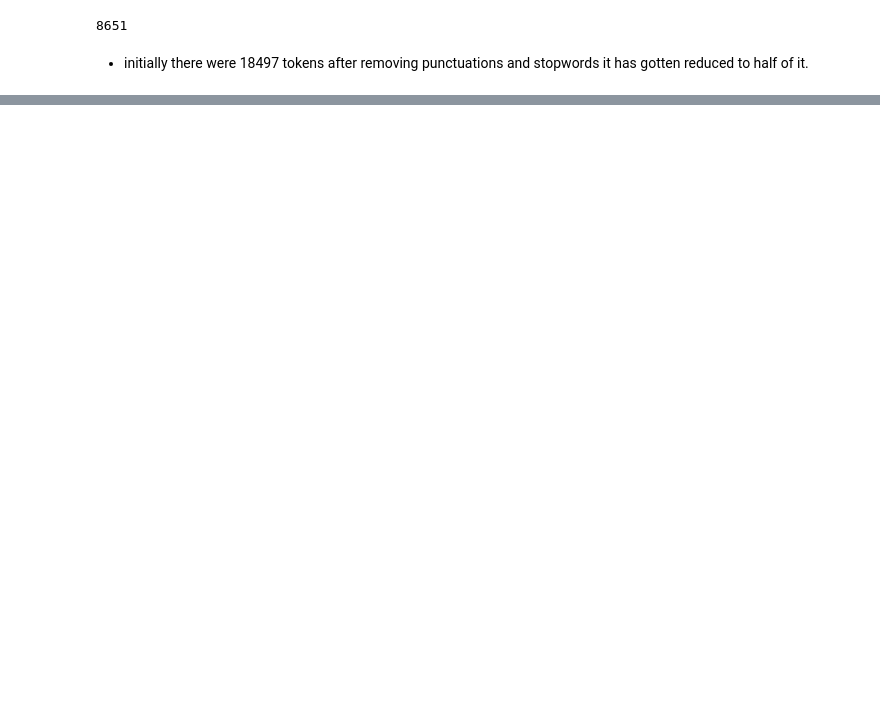
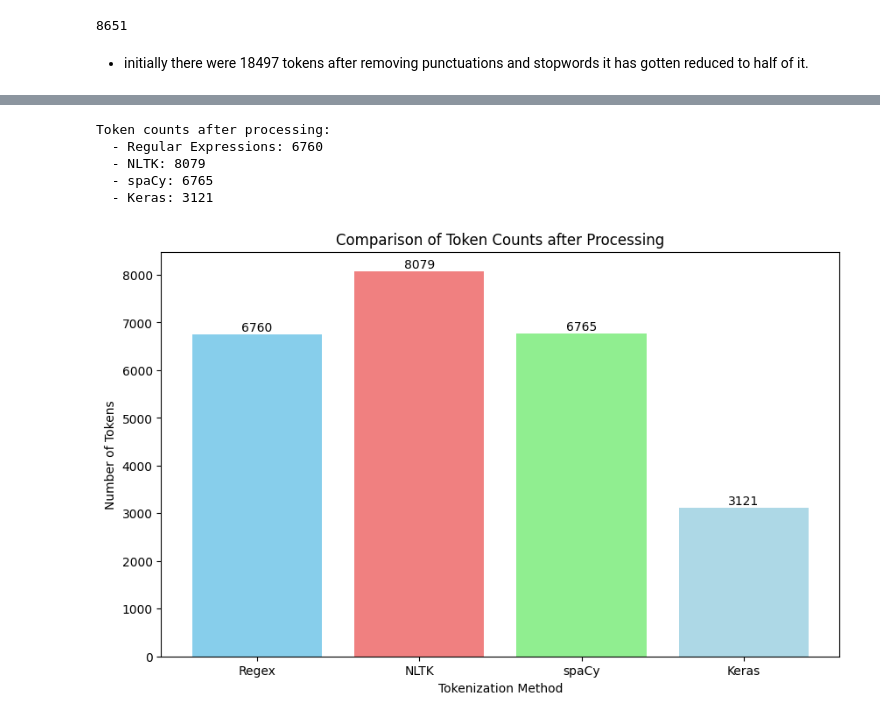
Before and after one commit to ksc3045/NLP-Assignments, a Jupyter notebook: nlp_2.ipynb, the cells around one changed output, grey strips where cells are left out. Cells and saved outputs as stored; diff of their text form; code cells hidden in the pictures; blank space fills up the shorter version.

```diff
--- a/nlp_2.ipynb
+++ b/nlp_2.ipynb
@@ -5624,0 +305,2 @@ print(clean_tokens)
+# %%
+words_list = list(tokenizer.word_index.keys())
@@ -5624,0 +313,2 @@ print(clean_tokens)
+# %%
+words_list = [word for word in words_list if word.lower() not in stop_words]
@@ -5624,0 +325,3 @@ print(clean_tokens)
+# %%
+words_with_punctuation_keras=check_punctuation_in_words(words_list)
+print(words_with_punctuation_keras[:50])
@@ -5624,0 +352,16 @@ print(clean_tokens)
+# %%
+import matplotlib.pyplot as plt
+
+categories = ['Spacy', 'NLTK', 'Keras']
+values = [len(words_with_punctuation_spacy), len(words_with_punctuation), len(words_with_punctuation_keras)]
+
+plt.figure(figsize=(8, 6))
+plt.bar(categories, values, color=['skyblue', 'lightcoral', 'lightgreen'])
+plt.xlabel("Tokenization Method")
+plt.ylabel("Number of Words with Punctuation")
+plt.title("Comparison of Words with Punctuation across Different Tokenizers")
+
+for i, v in enumerate(values):
+    plt.text(i, v + 10, str(v), ha='center', va='bottom')
+
+plt.show()
@@ -5624,0 +370,27 @@ print(clean_tokens)
+# %%
+print("\nToken counts after processing:")
+print(f"  - Regular Expressions: {len(filtered_tokens)}")
+print(f"  - NLTK: {len(filtered_nltk_tokens)}")
+print(f"  - spaCy: {len(tokens_spacy)}")
+print(f"  - Keras: {len(words_list)}")
+
+categories = ['Regex', 'NLTK', 'spaCy', 'Keras']
+values = [len(filtered_tokens), len(filtered_nltk_tokens), len(tokens_spacy), len(words_list)]
+
+plt.figure(figsize=(10, 6))
+plt.bar(categories, values, color=['skyblue', 'lightcoral', 'lightgreen', 'lightblue'])
+plt.xlabel("Tokenization Method")
+plt.ylabel("Number of Tokens")
+plt.title("Comparison of Token Counts after Processing")
+
+for i, v in enumerate(values):
+    plt.text(i, v + 10, str(v), ha='center', va='bottom')
+
+plt.show()
+# %% [output]
+Token counts after processing:
+  - Regular Expressions: 6760
+  - NLTK: 8079
+  - spaCy: 6765
+  - Keras: 3121
+[figure, added]
```
Also changed, not shown: parts of 80 cells of this notebook.
